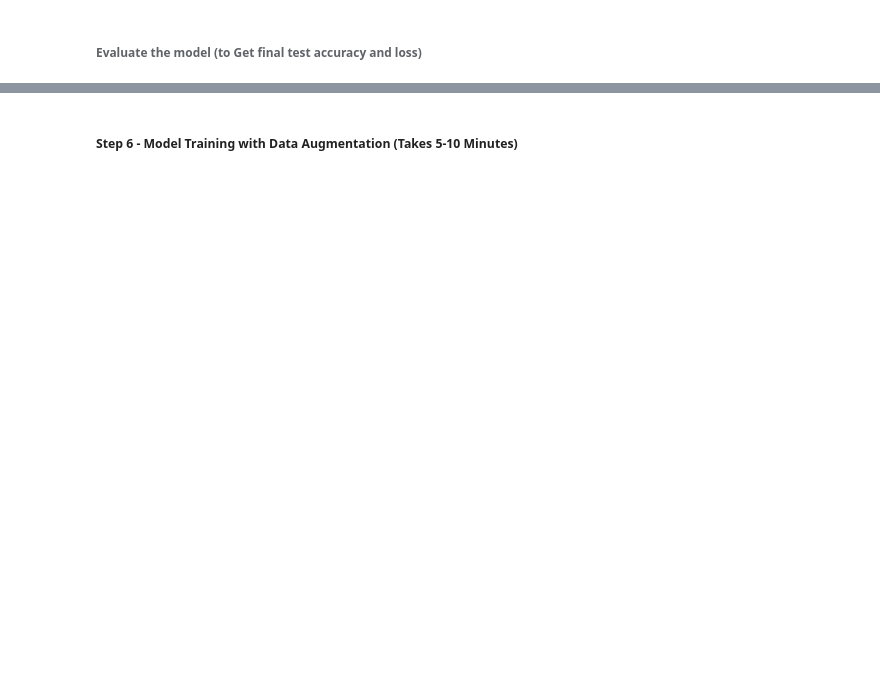
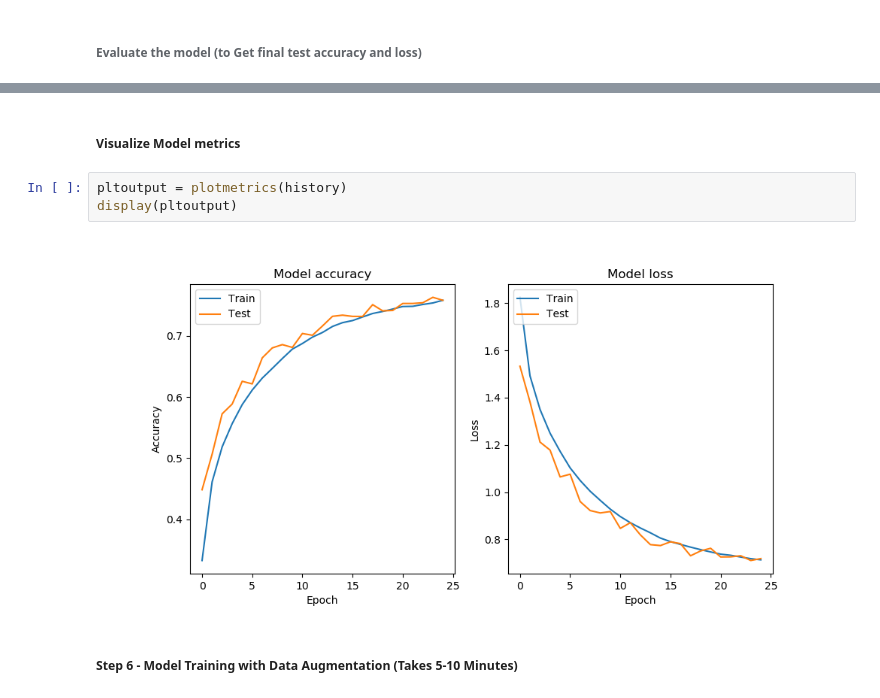
Before and after one commit to AbidGuroo/DeepLearningJumpstart, a Jupyter notebook: Deep Learning Jump Start with Azure Databricks (GPU).ipynb, the cells around one changed output, grey strips where cells are left out. Cells and saved outputs as stored; diff of their text form; blank space fills up the shorter version.

```diff
--- a/Deep Learning Jump Start with Azure Databricks (GPU).ipynb
+++ b/Deep Learning Jump Start with Azure Databricks (GPU).ipynb
@@ -174,6 +174,13 @@ print('Test accuracy:', score[1])
 print('Test loss:', score[0])
 # %% [output]
 [interactive output not drawn]
+# %% [markdown]
+##### Visualize Model metrics
+# %%
+pltoutput = plotmetrics(history)
+display(pltoutput)
+# %% [output]
+[figure, added]
 # %% [markdown]
 ##### Step 6 - Model Training with Data Augmentation (Takes 5-10 Minutes)
 # %%
```
Also changed, not shown: parts of 5 cells of this notebook.
